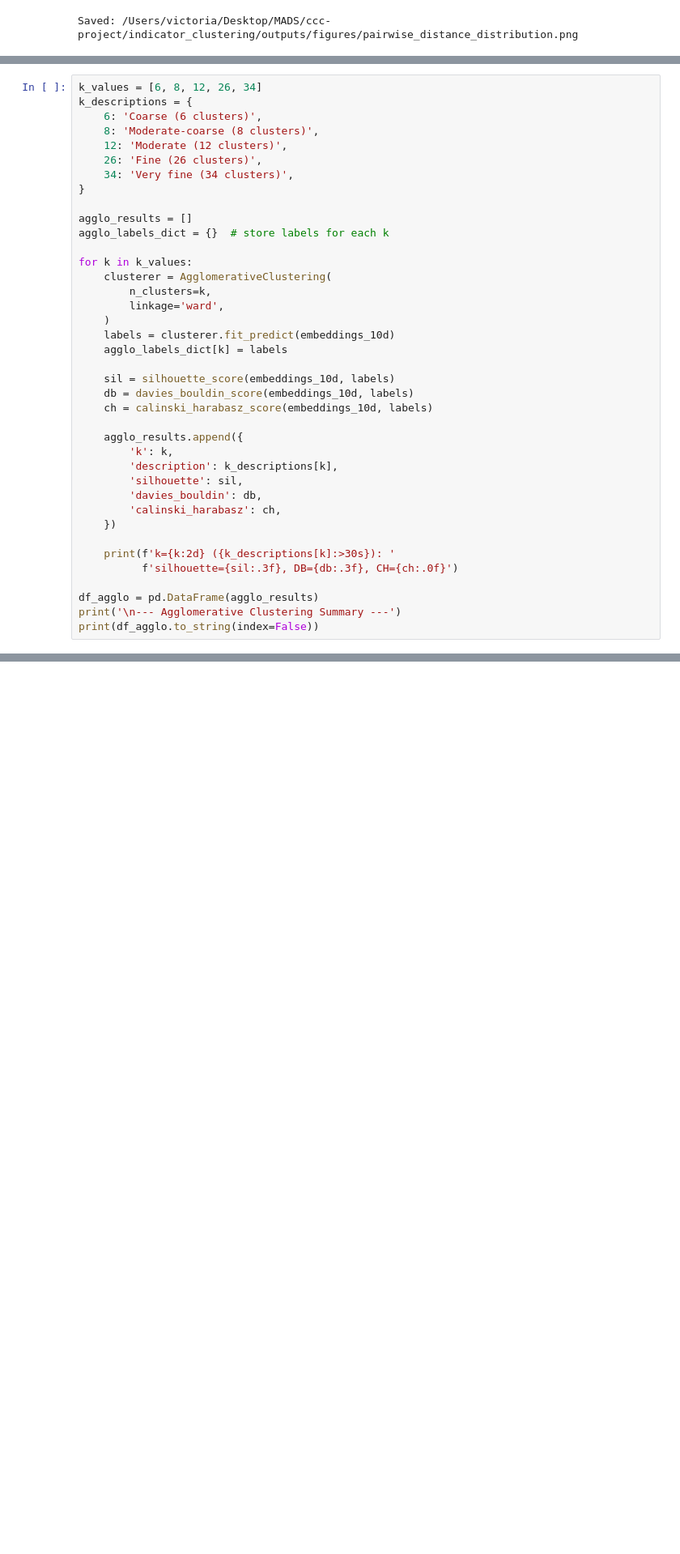
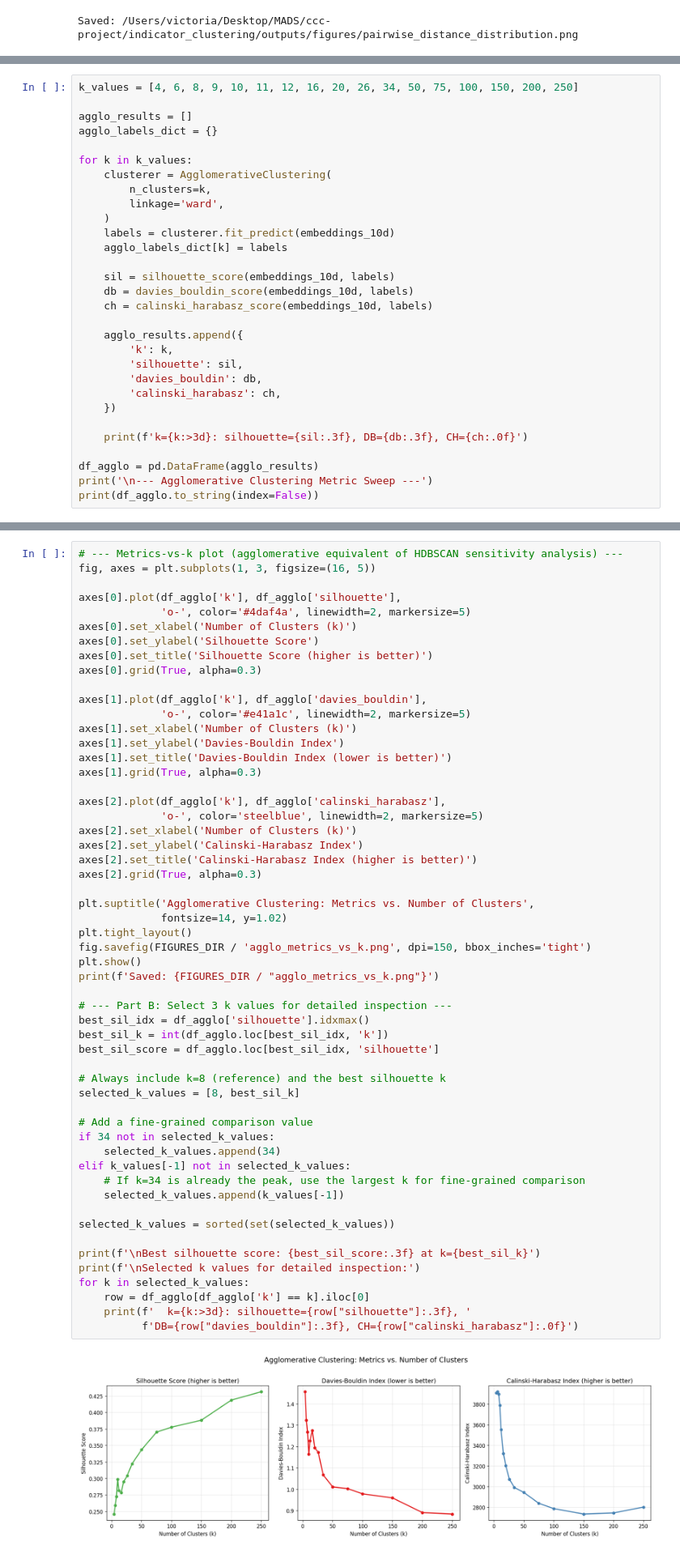
Before and after one commit to vwintumich/ccc-project, a Jupyter notebook: indicator_clustering/notebooks/04_clustering.ipynb, the cells around one changed output, grey strips where cells are left out. Shown at 81% size. Cells and saved outputs as stored; diff of their text form; blank space fills up the shorter version.

```diff
--- a/indicator_clustering/notebooks/04_clustering.ipynb
+++ b/indicator_clustering/notebooks/04_clustering.ipynb
@@ -541,15 +565,8 @@ unconstrained clusters and expert categories will be explored in Notebook 05.
 # %%
-k_values = [6, 8, 12, 26, 34]
-k_descriptions = {
-    6: 'Coarse (6 clusters)',
-    8: 'Moderate-coarse (8 clusters)',
-    12: 'Moderate (12 clusters)',
-    26: 'Fine (26 clusters)',
-    34: 'Very fine (34 clusters)',
-}
+k_values = [4, 6, 8, 9, 10, 11, 12, 16, 20, 26, 34, 50, 75, 100, 150, 200, 250]
 
 agglo_results = []
-agglo_labels_dict = {}  # store labels for each k
+agglo_labels_dict = {}
 
 for k in k_values:
     clusterer = AgglomerativeClustering(
@@ -565,16 +582,14 @@ for k in k_values:
 
     agglo_results.append({
         'k': k,
-        'description': k_descriptions[k],
         'silhouette': sil,
         'davies_bouldin': db,
         'calinski_harabasz': ch,
     })
 
-    print(f'k={k:2d} ({k_descriptions[k]:>30s}): '
-          f'silhouette={sil:.3f}, DB={db:.3f}, CH={ch:.0f}')
+    print(f'k={k:>3d}: silhouette={sil:.3f}, DB={db:.3f}, CH={ch:.0f}')
 
 df_agglo = pd.DataFrame(agglo_results)
-print('\n--- Agglomerative Clustering Summary ---')
+print('\n--- Agglomerative Clustering Metric Sweep ---')
 print(df_agglo.to_string(index=False))
 # %% [output]
@@ -609,0 +656,57 @@ comparable to HDBSCAN (which excludes noise points from the calculation).
+# %%
+# --- Metrics-vs-k plot (agglomerative equivalent of HDBSCAN sensitivity analysis) ---
+fig, axes = plt.subplots(1, 3, figsize=(16, 5))
+
+axes[0].plot(df_agglo['k'], df_agglo['silhouette'],
+             'o-', color='#4daf4a', linewidth=2, markersize=5)
+axes[0].set_xlabel('Number of Clusters (k)')
+axes[0].set_ylabel('Silhouette Score')
+axes[0].set_title('Silhouette Score (higher is better)')
+axes[0].grid(True, alpha=0.3)
+
+axes[1].plot(df_agglo['k'], df_agglo['davies_bouldin'],
+             'o-', color='#e41a1c', linewidth=2, markersize=5)
+axes[1].set_xlabel('Number of Clusters (k)')
+axes[1].set_ylabel('Davies-Bouldin Index')
+axes[1].set_title('Davies-Bouldin Index (lower is better)')
+axes[1].grid(True, alpha=0.3)
+
+axes[2].plot(df_agglo['k'], df_agglo['calinski_harabasz'],
+             'o-', color='steelblue', linewidth=2, markersize=5)
+axes[2].set_xlabel('Number of Clusters (k)')
+axes[2].set_ylabel('Calinski-Harabasz Index')
+axes[2].set_title('Calinski-Harabasz Index (higher is better)')
+axes[2].grid(True, alpha=0.3)
+
+plt.suptitle('Agglomerative Clustering: Metrics vs. Number of Clusters',
+             fontsize=14, y=1.02)
+plt.tight_layout()
+fig.savefig(FIGURES_DIR / 'agglo_metrics_vs_k.png', dpi=150, bbox_inches='tight')
+plt.show()
+print(f'Saved: {FIGURES_DIR / "agglo_metrics_vs_k.png"}')
+
+# --- Part B: Select 3 k values for detailed inspection ---
+best_sil_idx = df_agglo['silhouette'].idxmax()
+best_sil_k = int(df_agglo.loc[best_sil_idx, 'k'])
+best_sil_score = df_agglo.loc[best_sil_idx, 'silhouette']
+
+# Always include k=8 (reference) and the best silhouette k
+selected_k_values = [8, best_sil_k]
+
+# Add a fine-grained comparison value
+if 34 not in selected_k_values:
+    selected_k_values.append(34)
+elif k_values[-1] not in selected_k_values:
+    # If k=34 is already the peak, use the largest k for fine-grained comparison
+    selected_k_values.append(k_values[-1])
+
+selected_k_values = sorted(set(selected_k_values))
+
+print(f'\nBest silhouette score: {best_sil_score:.3f} at k={best_sil_k}')
+print(f'\nSelected k values for detailed inspection:')
+for k in selected_k_values:
+    row = df_agglo[df_agglo['k'] == k].iloc[0]
+    print(f'  k={k:>3d}: silhouette={row["silhouette"]:.3f}, '
+          f'DB={row["davies_bouldin"]:.3f}, CH={row["calinski_harabasz"]:.0f}')
+# %% [output]
+[figure, added]
```
Also changed, not shown: parts of 24 cells of this notebook.
